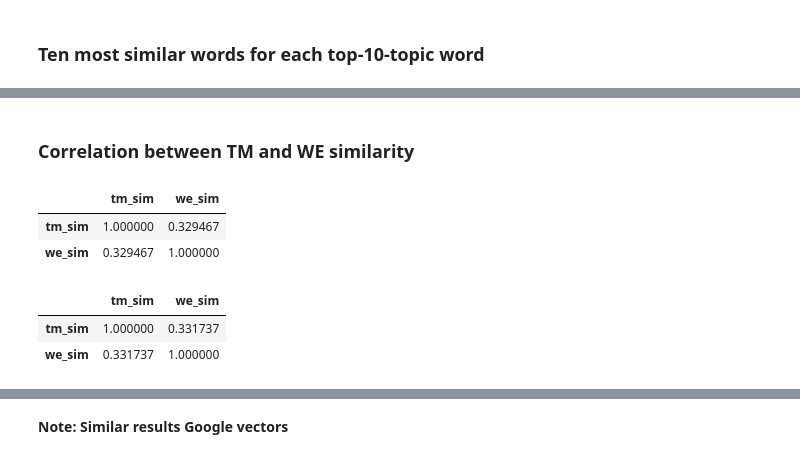
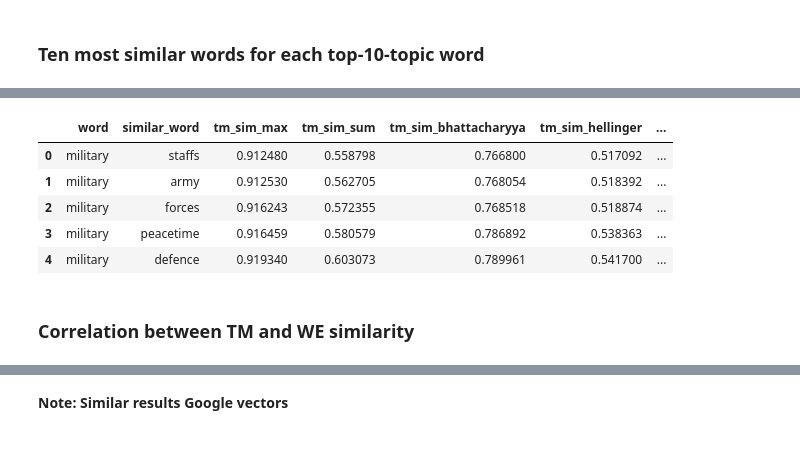
Before and after one commit to knub/master-thesis, a Jupyter notebook: notebooks/Topics.ipynb, the cells around one changed output, grey strips where cells are left out. Cells and saved outputs as stored; diff of their text form; code cells hidden in the pictures.

```diff
--- a/notebooks/Topics.ipynb
+++ b/notebooks/Topics.ipynb
@@ -181,0 +118,10 @@ df_similars = df_similars[df_similars["we_sim"] != -1]
+# %%
+print "Load vectors"
+vectors = load_skip_gram()
+model = TopicModelLoader(MODEL, vectors)
+print "Load topic probs"
+df_topic_probs_full = model.load_topic_probs()
+print "Load topics"
+df_topics = model.load_topics()
+print "Load topic similars"
+df_topic_similars = model.load_all_topic_similars()
@@ -276,14 +187,11 @@ df_similars
+# %%
+df_topic_similars.head()
+# %% [output]
+|  | word | similar_word | tm_sim_max | tm_sim_sum | tm_sim_bhattacharyya | tm_sim_hellinger | ... |
+| 0 | military | staffs | 0.912480 | 0.558798 | 0.766800 | 0.517092 | ... |
+| 1 | military | army | 0.912530 | 0.562705 | 0.768054 | 0.518392 | ... |
+| 2 | military | forces | 0.916243 | 0.572355 | 0.768518 | 0.518874 | ... |
+| 3 | military | peacetime | 0.916459 | 0.580579 | 0.786892 | 0.538363 | ... |
+| 4 | military | defence | 0.919340 | 0.603073 | 0.789961 | 0.541700 | ... |
 # %% [markdown]
 ### Correlation between TM and WE similarity
-# %%
-df_similars[["tm_sim", "we_sim"]].corr("pearson")
-# %% [output]
-|  | tm_sim | we_sim |
-| tm_sim | 1.000000 | 0.329467 |
-| we_sim | 0.329467 | 1.000000 |
-# %%
-df_similars[["tm_sim", "we_sim"]].corr("spearman")
-# %% [output]
-|  | tm_sim | we_sim |
-| tm_sim | 1.000000 | 0.331737 |
-| we_sim | 0.331737 | 1.000000 |
```
Also changed, not shown: parts of 29 cells of this notebook, 1 other file.
